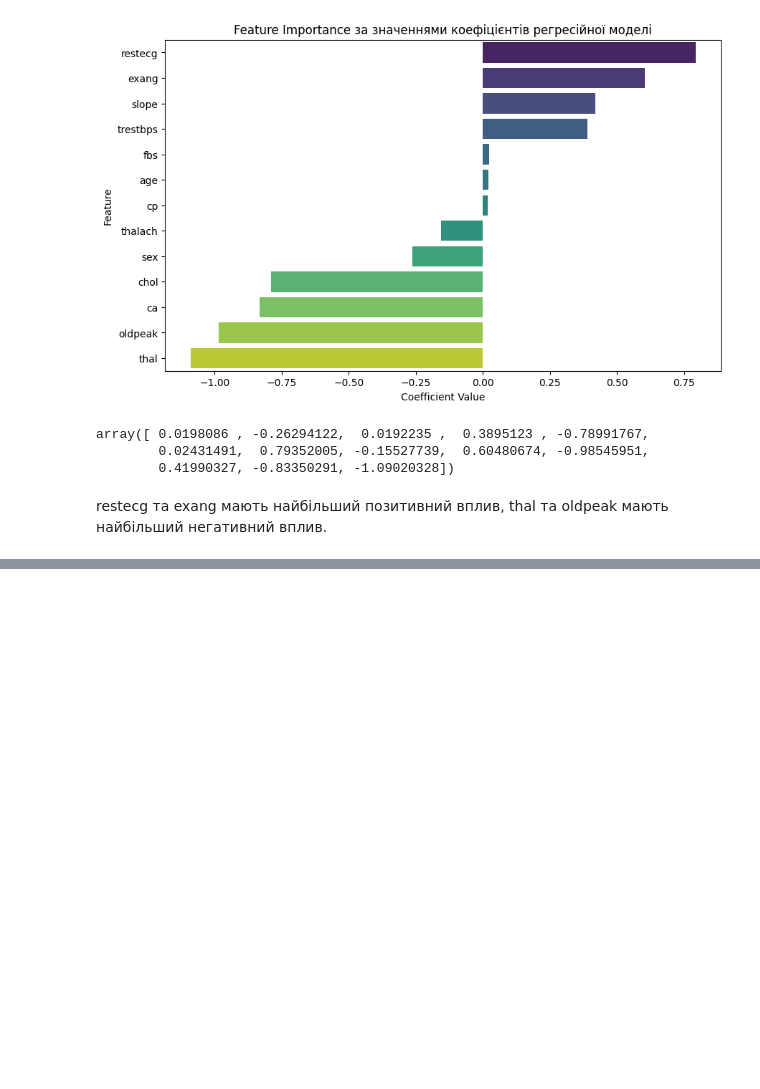
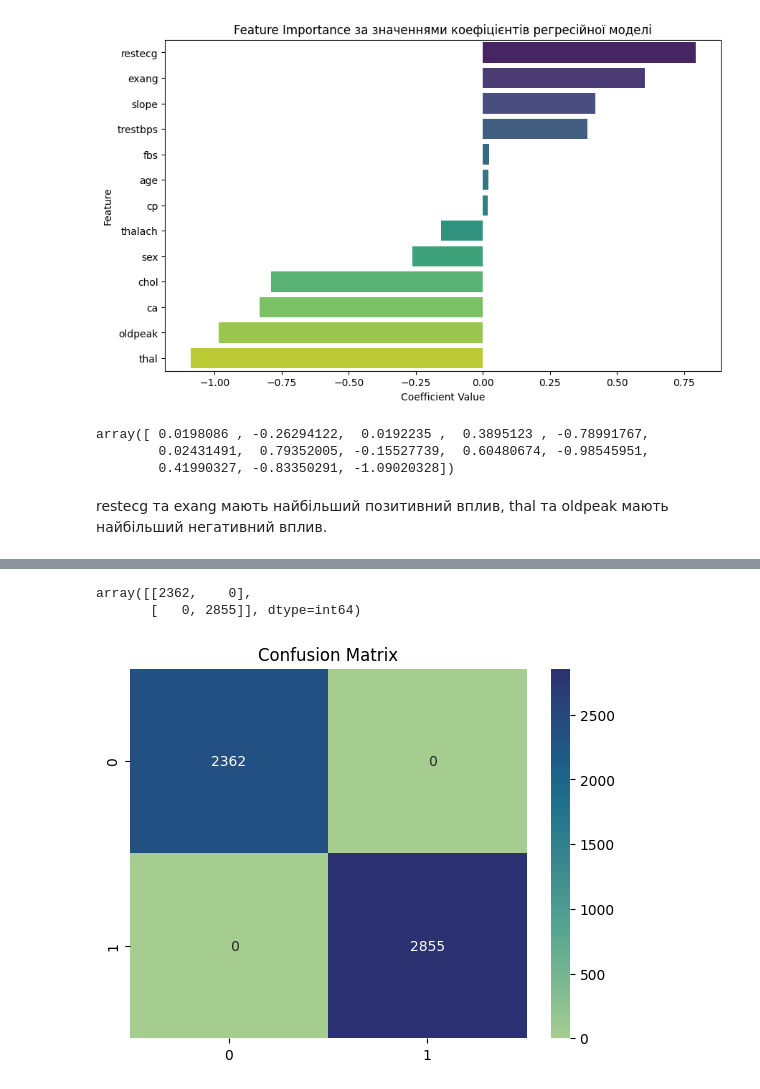
Before and after one commit to Valakas148/ML, a Jupyter notebook: lr3/lr3.ipynb, the cells around one changed output, grey strips where cells are left out. Drawn from its saved outputs; the diff is of its cells as text; code cells hidden in the pictures; blank space fills up the shorter version.

```diff
--- a/lr3/lr3.ipynb
+++ b/lr3/lr3.ipynb
@@ -316,0 +324,12 @@ restecg та exang мають найбільший позитивний впли
+# %%
+param_grid_svc = {
+    'C': [0.1, 1, 10],
+    'kernel': ['rbf', 'poly']
+}
+
+svc = SVC(max_iter=1000)
+rand_search_svc = RandomizedSearchCV(svc, param_grid_svc,n_iter=8, cv=5, scoring='accuracy')
+rand_search_svc.fit(X_train_prepr, y_train)
+
+print("Кращі гіперпараметри для SVC:", rand_search_svc.best_params_)
+print("Best score for SVC:", rand_search_svc.best_score_)
@@ -316,0 +339,10 @@ restecg та exang мають найбільший позитивний впли
+# %%
+best_svc = SVC(**rand_search_svc.best_params_)
+best_svc.fit(X_train_prepr, y_train)
+y_pred_svc = best_svc.predict(X_test_prepr)
+
+#y_pred_proba_svc = rand_search_svc.predict_proba(X_test_prepr)[:, 1]
+
+
+print_metrics_log_for_y_pred_proba(y_test, y_pred_svc)
+print_metrics_log_for_y_pred(y_test, y_pred_svc)
@@ -316,0 +367,11 @@ restecg та exang мають найбільший позитивний впли
+# %%
+#без нормалізації
+conf_matrix_svc = confusion_matrix(y_test, y_pred_svc)
+
+sns.heatmap(conf_matrix_svc, annot=True, fmt="4.0f", cmap="crest")
+plt.title("Confusion Matrix")
+conf_matrix_svc
+# %% [output]
+array([[2362,    0],
+       [   0, 2855]], dtype=int64)
+[figure, added]
```
Also changed, not shown: parts of 18 cells of this notebook.
